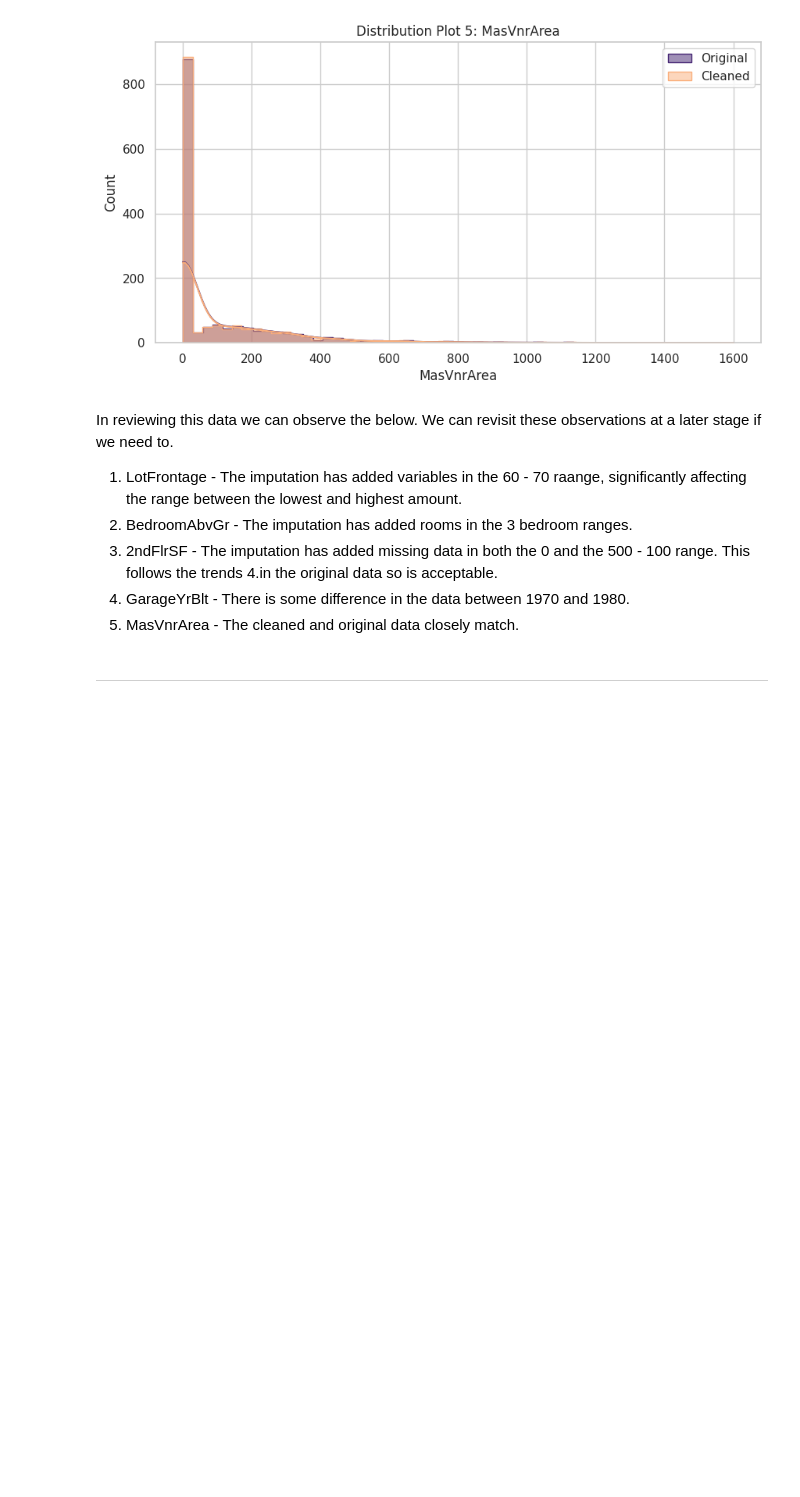
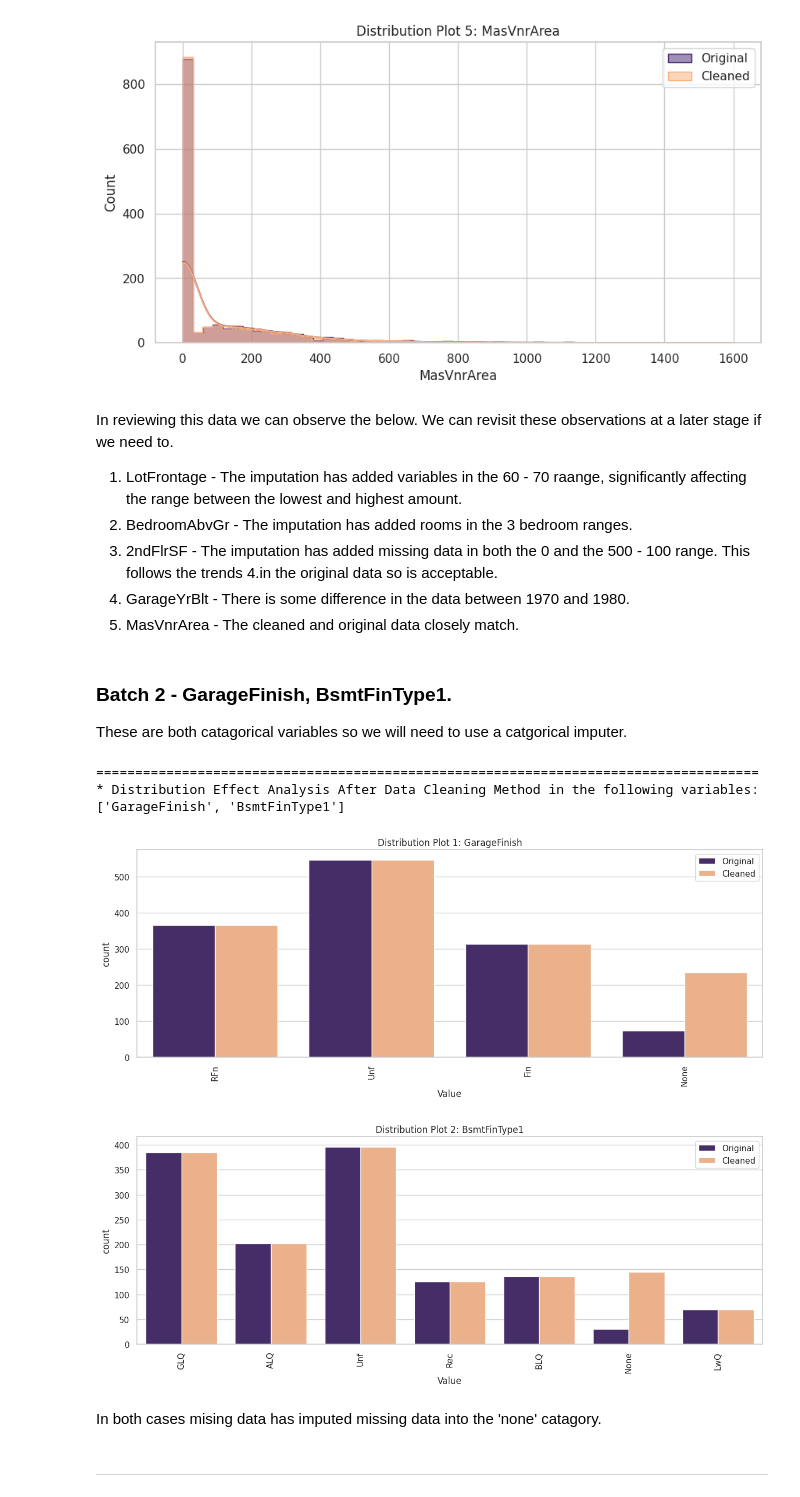
Before and after one commit to ewradcliffe/Heritage-Housing, a Jupyter notebook: jupyter_notebooks/DataCleaning.ipynb, the cells around one changed output. Saved outputs shown, nothing was run; the diff lists cells and outputs as text; code cells hidden in the pictures; blank space fills up the shorter version.

Commit message:
Add catagorical imputation to data cleaning.

```diff
--- a/jupyter_notebooks/DataCleaning.ipynb
+++ b/jupyter_notebooks/DataCleaning.ipynb
@@ -221,6 +221,27 @@ In reviewing this data we can observe the below. We can revisit these observatio
 3. 2ndFlrSF - The imputation has added missing data in both the 0 and the 500 - 100 range. This follows the trends 4.in the original data so is acceptable.
 4. GarageYrBlt - There is some difference in the data between 1970 and 1980.
 5. MasVnrArea - The cleaned and original data closely match.
+# %% [markdown]
+### Batch 2 - GarageFinish, BsmtFinType1.
+
+These are both catagorical variables so we will need to use a catgorical imputer.
+# %%
+from feature_engine.imputation import CategoricalImputer
+
+variables_categorical = ['GarageFinish' , 'BsmtFinType1']
+imputer = CategoricalImputer(imputation_method='missing', fill_value='None', variables=variables_categorical)
+df_method = imputer.fit_transform(house_prices_df)
+DataCleaningEffect(df_original=house_prices_df,
+                   df_cleaned=df_method,
+                   variables_applied_with_method=variables_categorical)
+# %% [output]
+=====================================================================================
+* Distribution Effect Analysis After Data Cleaning Method in the following variables:
+['GarageFinish', 'BsmtFinType1']
+[figure, added]
+[figure, added]
+# %% [markdown]
+In both cases mising data has imputed missing data into the 'none' catagory.
 # %% [markdown]
 ---
 # %% [markdown]
```
